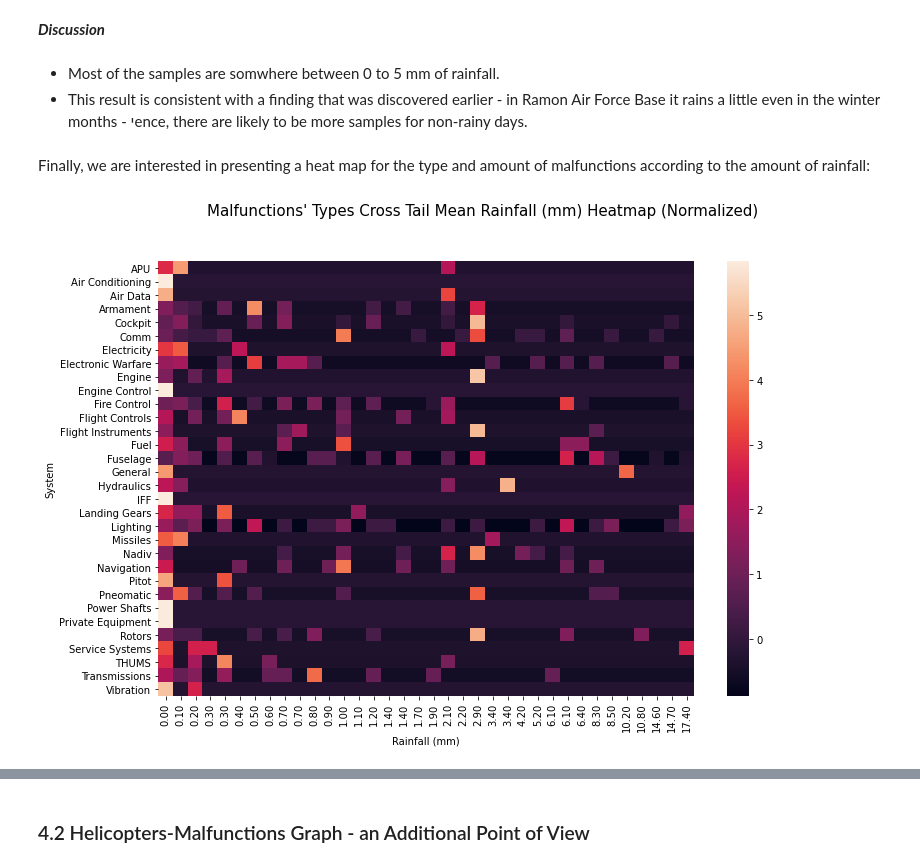
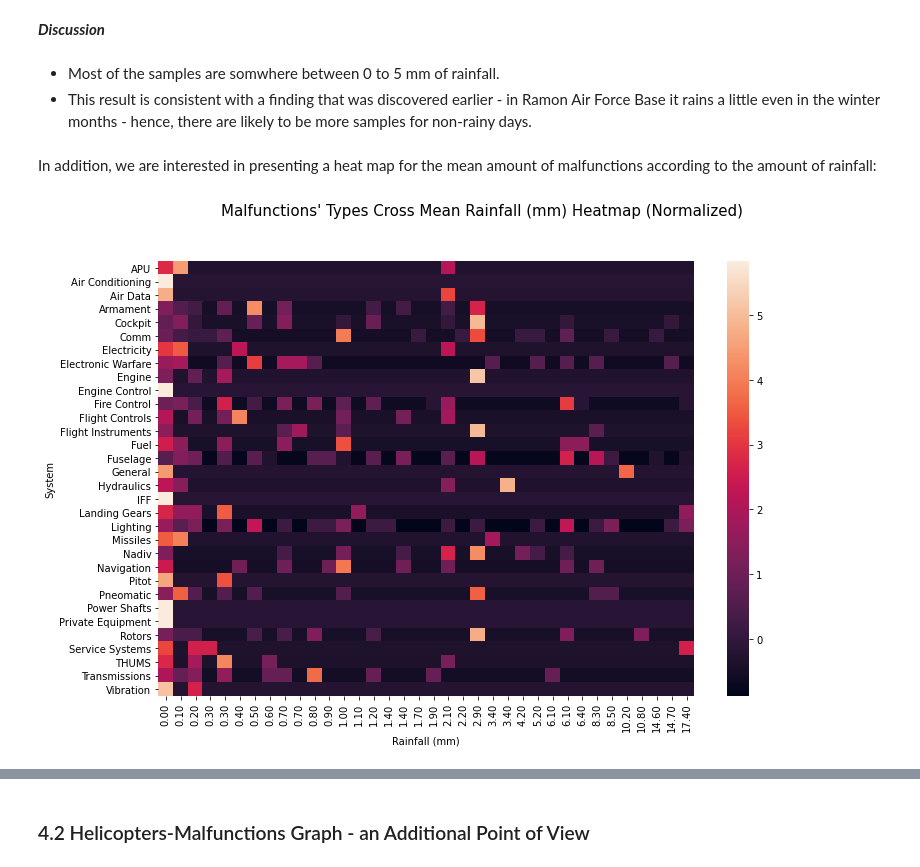
Before and after one commit to elront/Data_Sceince_Project, a Jupyter notebook: Data_science_workshop_project.ipynb, the cells around one changed output, grey strips where cells are left out. Saved outputs shown, nothing was run; the diff lists cells and outputs as text; code cells hidden in the pictures.

```diff
--- a/Data_science_workshop_project.ipynb
+++ b/Data_science_workshop_project.ipynb
@@ -2669,15 +2670,15 @@ show_strip_plot(malf_park_meterological_df, "Rainfall (mm)",
 ***Discussion***
 # %% [markdown]
 * Most of the samples are somwhere between 0 to 5 mm of rainfall.
-* This result is consistent with a finding that was discovered earlier - in Ramon Air Force Base it rains a little even in the winter months - יence, there are likely to be more samples for non-rainy days.
+* This result is consistent with a finding that was discovered earlier - in Ramon Air Force Base it rains a little even in the winter months - hence, there are likely to be more samples for non-rainy days.
 # %% [markdown]
-Finally, we are interested in presenting a heat map for the type and amount of malfunctions according to the amount of rainfall:
+In addition, we are interested in presenting a heat map for the mean amount of malfunctions according to the amount of rainfall:
 # %%
 rainfall_parking_df = pd.DataFrame(malf_park_meterological_df.groupby(["Rainfall (mm)", "System"])
                                    ["Number of Malfunctions"].mean())
 
 rainfall_parking_df.reset_index(inplace = True)
 
-show_heat_map(rainfall_parking_df, "Rainfall (mm)", "Malfunctions' Types Cross Tail Mean Rainfall (mm) Heatmap (Normalized)")
+show_heat_map(rainfall_parking_df, "Rainfall (mm)", "Malfunctions' Types Cross Mean Rainfall (mm) Heatmap (Normalized)")
 # %% [output]
-[figure, old version]
+[figure, new version]
```
Also changed, not shown: parts of 29 cells of this notebook.
